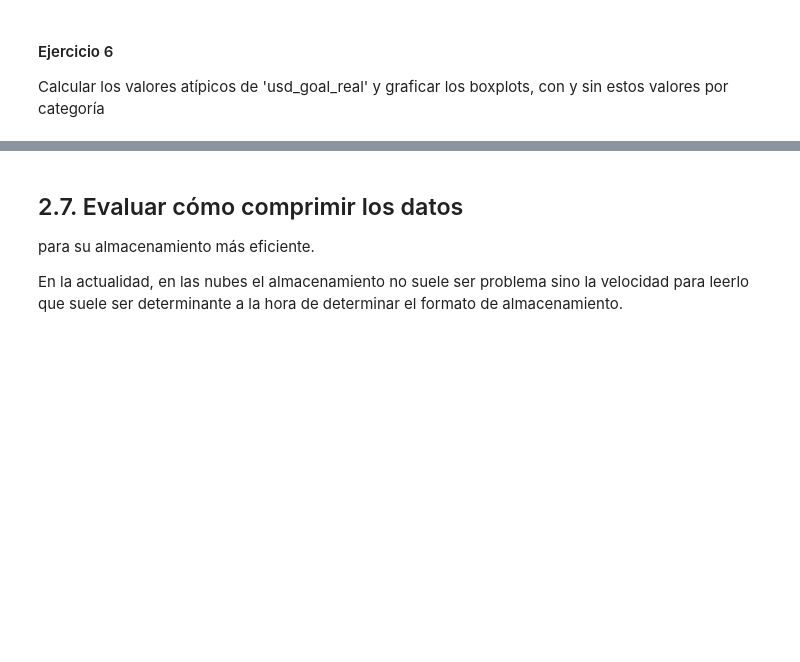
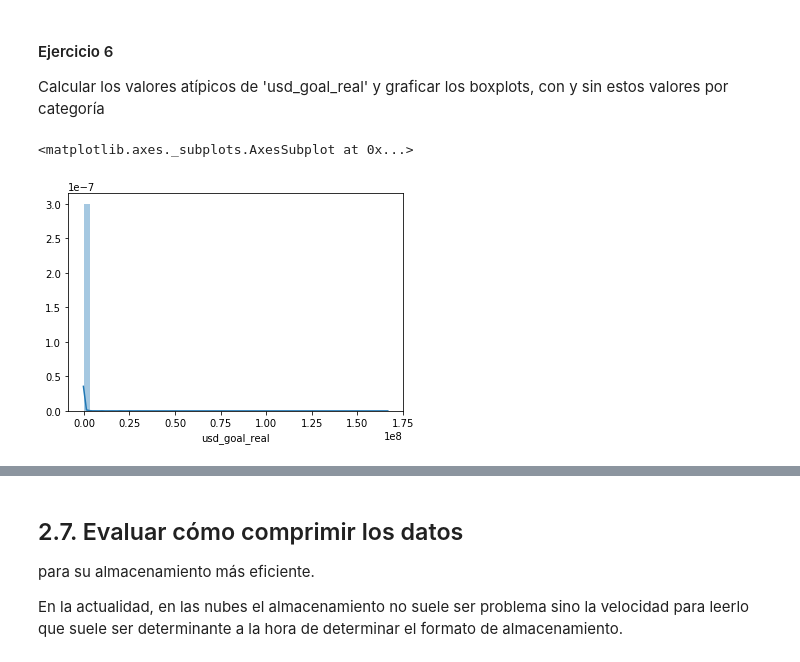
Before and after one commit to bomba1990/AnalisisYCuracion, a Jupyter notebook: notebooks/Limpieza.ipynb, the cells around one changed output, grey strips where cells are left out. Drawn from its saved outputs; the diff is of its cells as text; code cells hidden in the pictures; blank space fills up the shorter version.

```diff
--- a/notebooks/Limpieza.ipynb
+++ b/notebooks/Limpieza.ipynb
@@ -1163,3 +1163,8 @@ kickstarter_2018.boxplot(column='usd_goal_real',by='state');
 #### Ejercicio 6
 
 Calcular los valores atípicos de 'usd_goal_real' y graficar los boxplots, con y sin estos valores por categoría
+# %%
+seaborn.distplot(kickstarter_2018.usd_goal_real)
+# %% [output]
+<matplotlib.axes._subplots.AxesSubplot at 0x...>
+[figure, added]
```
Also changed, not shown: parts of 3 cells of this notebook, 2 other files.
